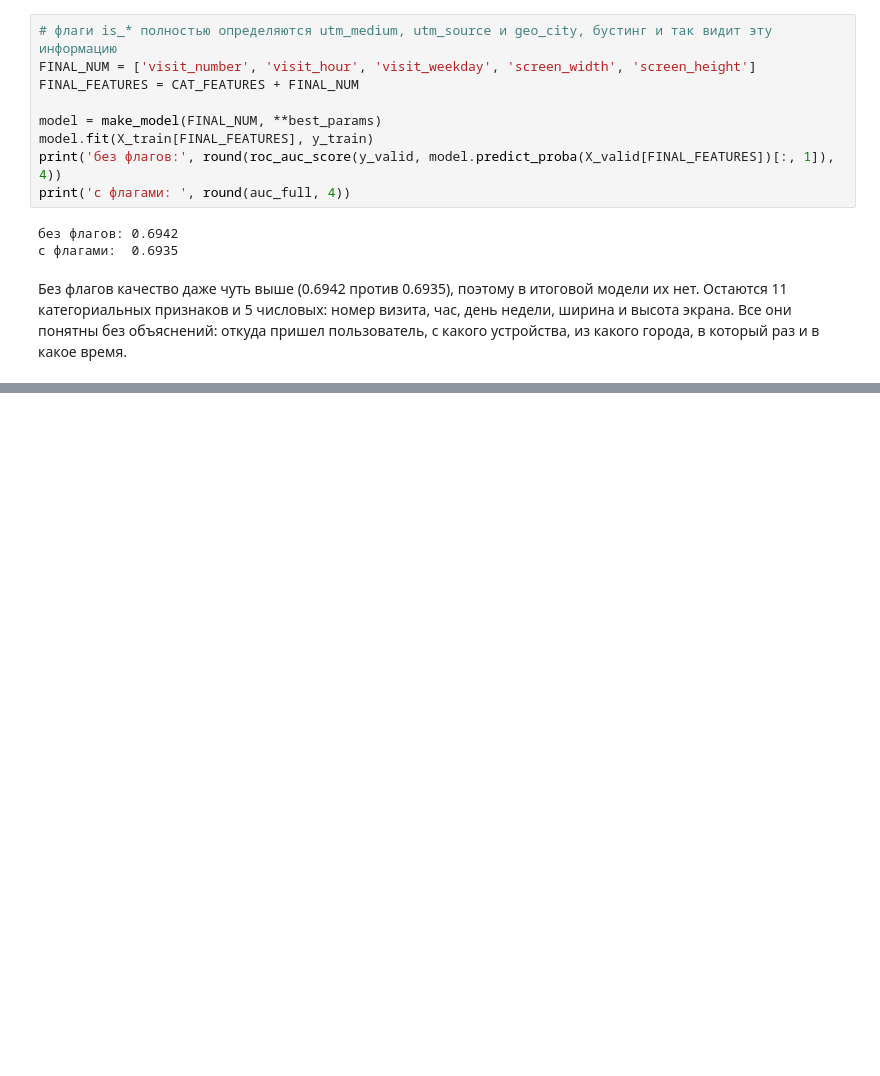
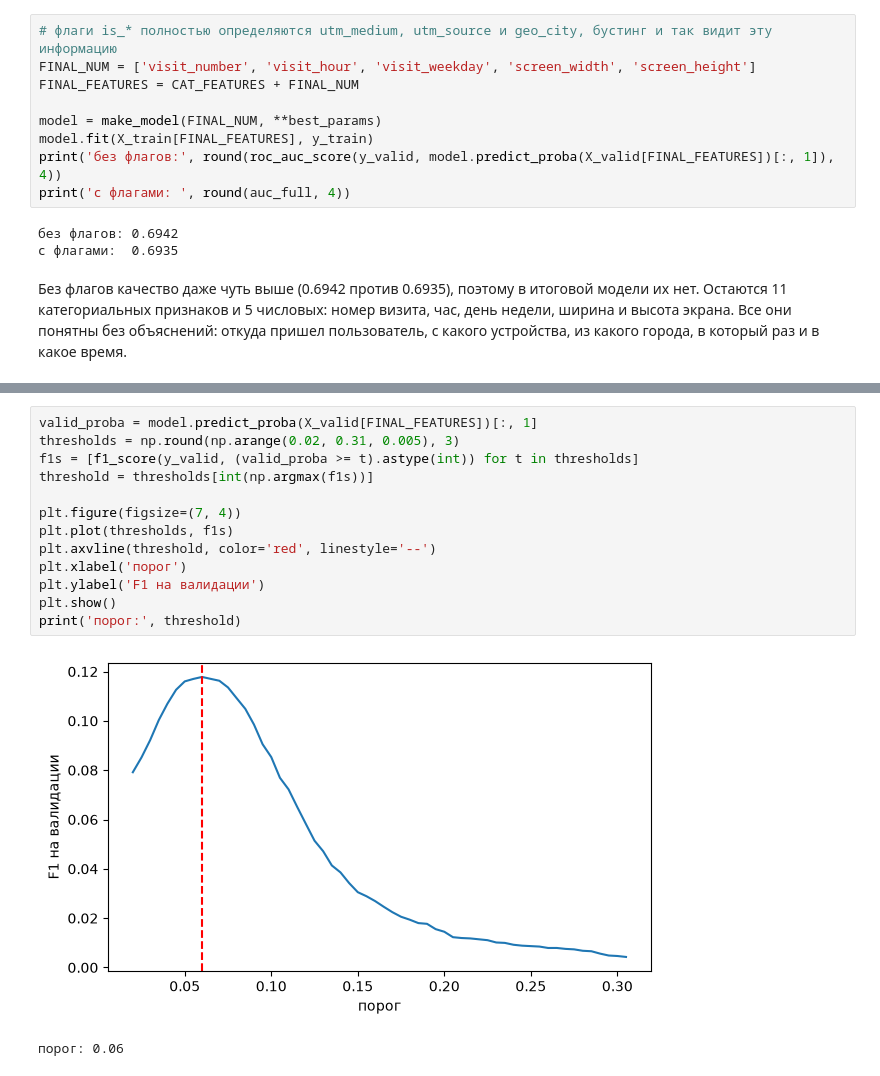
Before and after one commit to Alikonchik-Kaedahara/sber_auto_subscription, a Jupyter notebook: 02_model.ipynb, the cells around one changed output, grey strips where cells are left out. Drawn from its saved outputs; the diff is of its cells as text; blank space fills up the shorter version.

```diff
--- a/02_model.ipynb
+++ b/02_model.ipynb
@@ -370,0 +404,16 @@ print('с флагами: ', round(auc_full, 4))
+# %%
+valid_proba = model.predict_proba(X_valid[FINAL_FEATURES])[:, 1]
+thresholds = np.round(np.arange(0.02, 0.31, 0.005), 3)
+f1s = [f1_score(y_valid, (valid_proba >= t).astype(int)) for t in thresholds]
+threshold = thresholds[int(np.argmax(f1s))]
+
+plt.figure(figsize=(7, 4))
+plt.plot(thresholds, f1s)
+plt.axvline(threshold, color='red', linestyle='--')
+plt.xlabel('порог')
+plt.ylabel('F1 на валидации')
+plt.show()
+print('порог:', threshold)
+# %% [output]
+[figure, added]
+порог: 0.06
```
Also changed, not shown: parts of 10 cells of this notebook.
